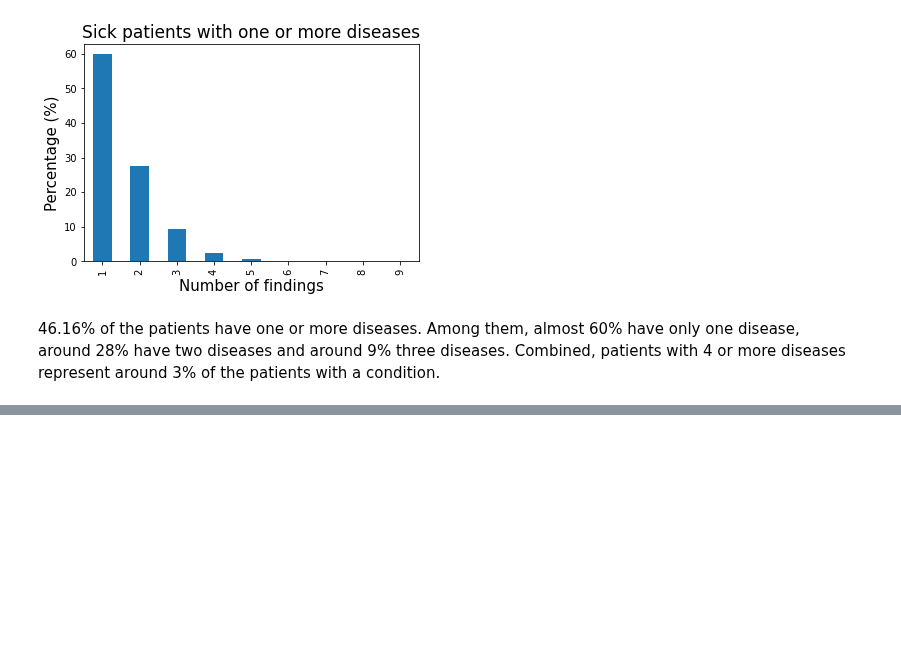
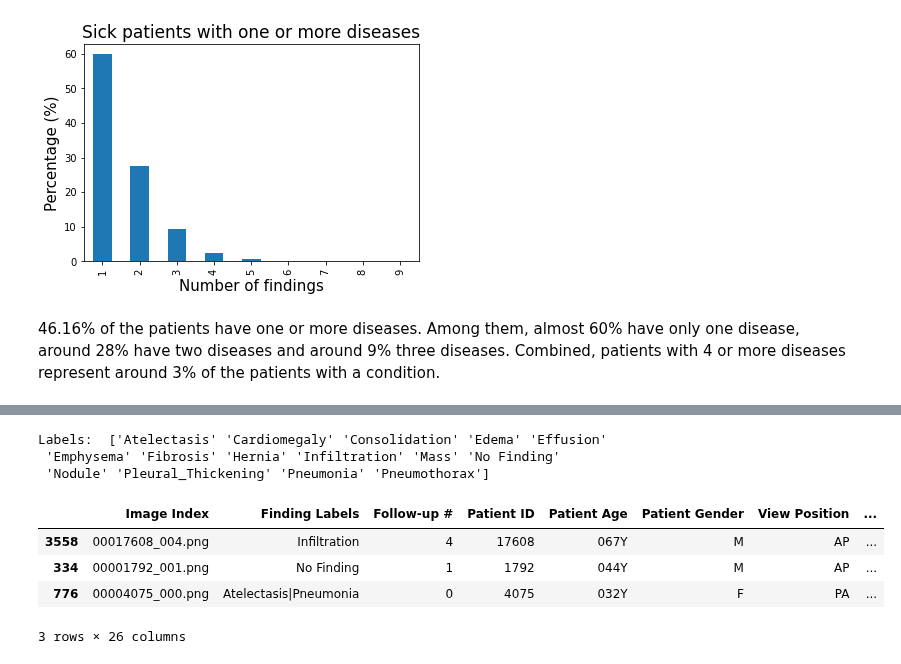
Before and after one commit to pdagger/AI_Healthcare_Projects, a Jupyter notebook: Pneumonia_Detection_Chest_X-Rays/EDA.ipynb, the cells around one changed output, grey strips where cells are left out. Drawn from its saved outputs; the diff is of its cells as text; code cells hidden in the pictures; blank space fills up the shorter version.

```diff
--- a/Pneumonia_Detection_Chest_X-Rays/EDA.ipynb
+++ b/Pneumonia_Detection_Chest_X-Rays/EDA.ipynb
@@ -292,0 +303,17 @@ dtype: float64
+# %%
+# Split Finding Labels column and turn each label into a column with a binary Flag
+labels = np.unique(list(chain(*sample_df["Finding Labels"].map(lambda x: x.split("|")))))
+print("Labels: ", labels)
+for label in labels:
+    sample_df[label] = sample_df["Finding Labels"].map(lambda x: 1 if label in x else 0)
+
+sample_df.sample(3)
+# %% [output]
+Labels:  ['Atelectasis' 'Cardiomegaly' 'Consolidation' 'Edema' 'Effusion'
+ 'Emphysema' 'Fibrosis' 'Hernia' 'Infiltration' 'Mass' 'No Finding'
+ 'Nodule' 'Pleural_Thickening' 'Pneumonia' 'Pneumothorax']
+|  | Image Index | Finding Labels | Follow-up # | Patient ID | Patient Age | Patient Gender | View Position | ... |
+| 3558 | 00017608_004.png | Infiltration | 4 | 17608 | 067Y | M | AP | ... |
+| 334 | 00001792_001.png | No Finding | 1 | 1792 | 044Y | M | AP | ... |
+| 776 | 00004075_000.png | Atelectasis|Pneumonia | 0 | 4075 | 032Y | F | PA | ... |
+3 rows × 26 columns
```
Also changed, not shown: parts of 9 cells of this notebook.
